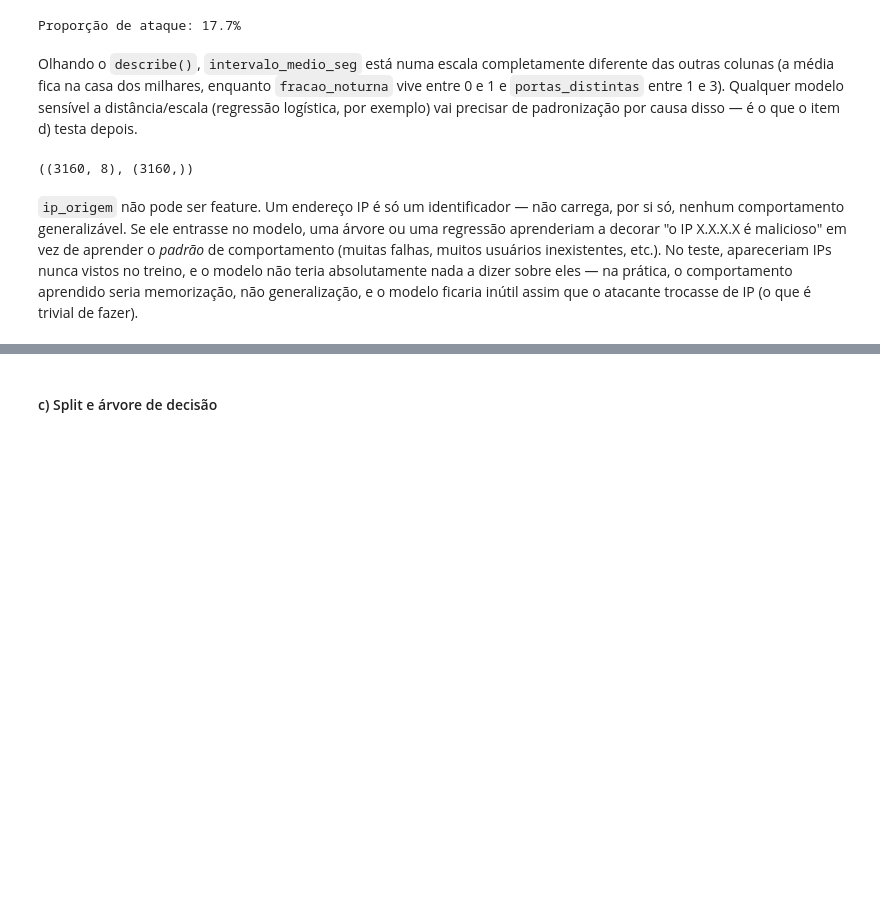
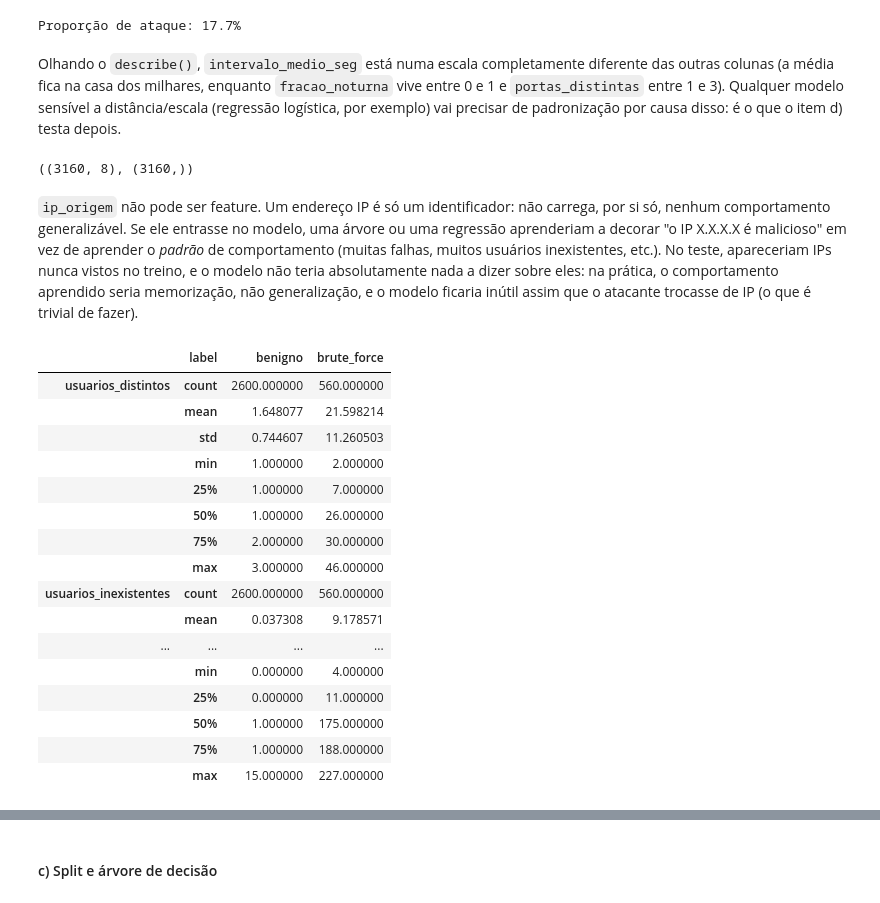
Before and after one commit to marinnagc/classificacao-supervisionada-intrusao, a Jupyter notebook: R2_Grigolli_Farias.ipynb, the cells around one changed output, grey strips where cells are left out. Saved outputs shown, nothing was run; the diff lists cells and outputs as text; code cells hidden in the pictures; blank space fills up the shorter version.

```diff
--- a/R2_Grigolli_Farias.ipynb
+++ b/R2_Grigolli_Farias.ipynb
@@ -84,7 +84,7 @@ print(f"Proporção de ataque: {prop_ataque:.1%}")
 # %% [output]
 Proporção de ataque: 17.7%
 # %% [markdown]
-Olhando o `describe()`, `intervalo_medio_seg` está numa escala completamente diferente das outras colunas (a média fica na casa dos milhares, enquanto `fracao_noturna` vive entre 0 e 1 e `portas_distintas` entre 1 e 3). Qualquer modelo sensível a distância/escala (regressão logística, por exemplo) vai precisar de padronização por causa disso — é o que o item d) testa depois.
+Olhando o `describe()`, `intervalo_medio_seg` está numa escala completamente diferente das outras colunas (a média fica na casa dos milhares, enquanto `fracao_noturna` vive entre 0 e 1 e `portas_distintas` entre 1 e 3). Qualquer modelo sensível a distância/escala (regressão logística, por exemplo) vai precisar de padronização por causa disso: é o que o item d) testa depois.
 # %%
 X = aquecimento.drop(columns=["ip_origem", "label"])
 y = (aquecimento["label"] == "brute_force").astype(int)
@@ -92,5 +92,25 @@ X.shape, y.shape
 # %% [output]
 ((3160, 8), (3160,))
 # %% [markdown]
-`ip_origem` não pode ser feature. Um endereço IP é só um identificador — não carrega, por si só, nenhum comportamento generalizável. Se ele entrasse no modelo, uma árvore ou uma regressão aprenderiam a decorar "o IP X.X.X.X é malicioso" em vez de aprender o *padrão* de comportamento (muitas falhas, muitos usuários inexistentes, etc.). No teste, apareceriam IPs nunca vistos no treino, e o modelo não teria absolutamente nada a dizer sobre eles — na prática, o comportamento aprendido seria memorização, não generalização, e o modelo ficaria inútil assim que o atacante trocasse de IP (o que é trivial de fazer).
+`ip_origem` não pode ser feature. Um endereço IP é só um identificador: não carrega, por si só, nenhum comportamento generalizável. Se ele entrasse no modelo, uma árvore ou uma regressão aprenderiam a decorar "o IP X.X.X.X é malicioso" em vez de aprender o *padrão* de comportamento (muitas falhas, muitos usuários inexistentes, etc.). No teste, apareceriam IPs nunca vistos no treino, e o modelo não teria absolutamente nada a dizer sobre eles: na prática, o comportamento aprendido seria memorização, não generalização, e o modelo ficaria inútil assim que o atacante trocasse de IP (o que é trivial de fazer).
+# %%
+aquecimento.groupby("label")[["usuarios_distintos", "usuarios_inexistentes", "falhas"]].describe().T
+# %% [output]
+|  | label | benigno | brute_force |
+| usuarios_distintos | count | 2600.000000 | 560.000000 |
+|  | mean | 1.648077 | 21.598214 |
+|  | std | 0.744607 | 11.260503 |
+|  | min | 1.000000 | 2.000000 |
+|  | 25% | 1.000000 | 7.000000 |
+|  | 50% | 1.000000 | 26.000000 |
+|  | 75% | 2.000000 | 30.000000 |
+|  | max | 3.000000 | 46.000000 |
+| usuarios_inexistentes | count | 2600.000000 | 560.000000 |
+|  | mean | 0.037308 | 9.178571 |
+| ... | ... | ... | ... |
+|  | min | 0.000000 | 4.000000 |
+|  | 25% | 0.000000 | 11.000000 |
+|  | 50% | 1.000000 | 175.000000 |
+|  | 75% | 1.000000 | 188.000000 |
+|  | max | 15.000000 | 227.000000 |
 # %% [markdown]
```
Also changed, not shown: parts of 39 cells of this notebook, 2 other files.
